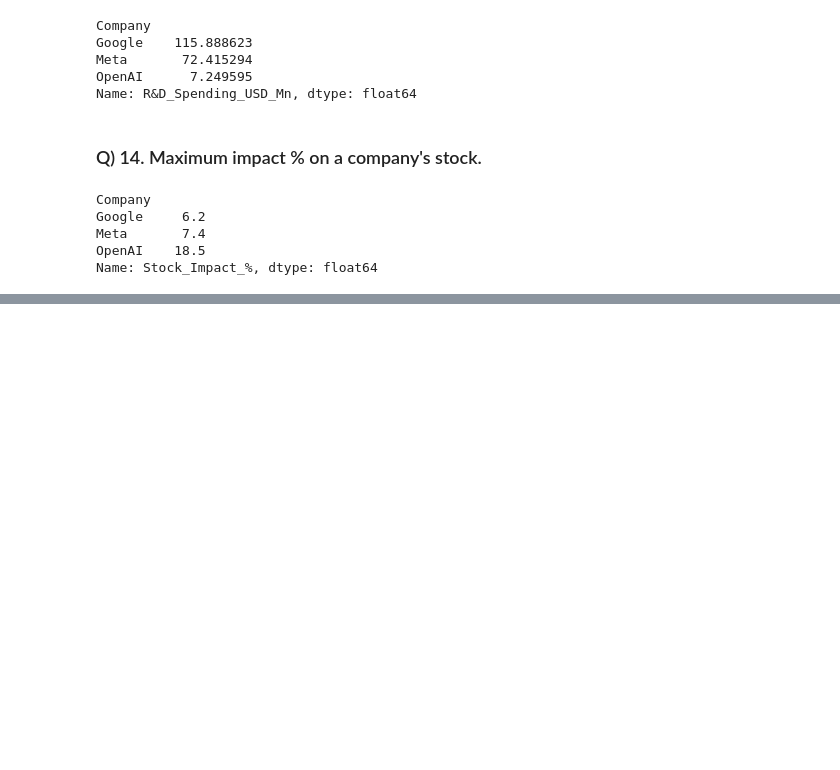
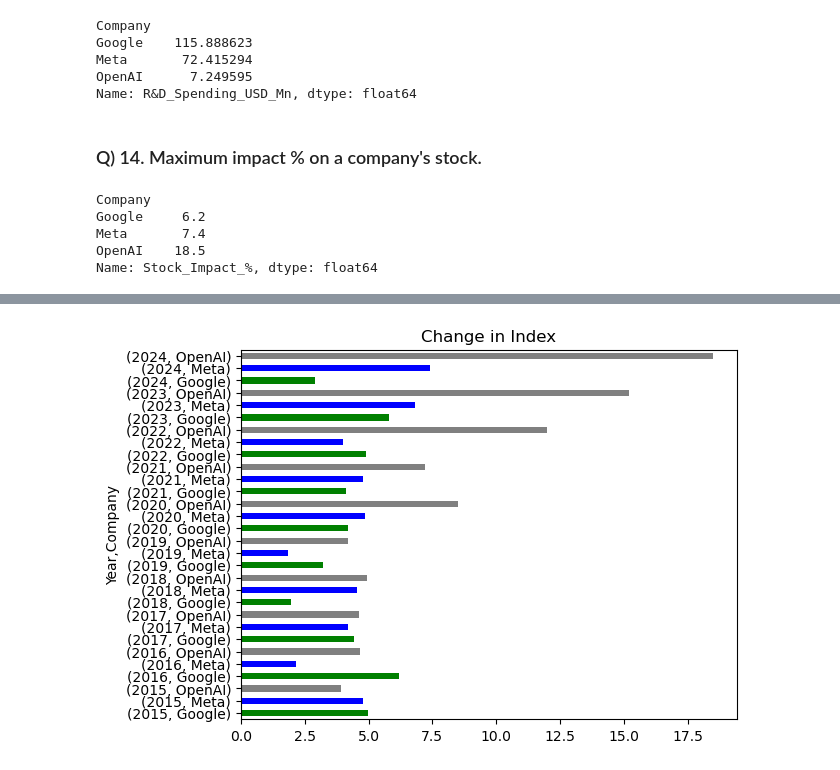
Before and after one commit to abdullahkhan-10/Python-Complete-Course, a Jupyter notebook: Python Projects/Intermediate Projects/3_financial_data.ipynb, the cells around one changed output, grey strips where cells are left out. Drawn from its saved outputs; the diff is of its cells as text; code cells hidden in the pictures; blank space fills up the shorter version.

Commit message:
Change in index wrt to year and company

```diff
--- a/Python Projects/Intermediate Projects/3_financial_data.ipynb
+++ b/Python Projects/Intermediate Projects/3_financial_data.ipynb
@@ -649,0 +652,7 @@ Name: Stock_Impact_%, dtype: float64
+# %%
+# We will group two column here.
+# We will check for the highest index.
+
+stock_impact = financial_data.groupby(["Year", "Company"])["Stock_Impact_%"].max()
+
+stock_impact
@@ -649,0 +677,9 @@ Name: Stock_Impact_%, dtype: float64
+# %%
+# Show in Graph
+
+stock_impact.plot(kind = "barh", color = ["green", "blue", "gray"])
+plt.title("Change in Index")
+
+plt.show()
+# %% [output]
+[figure, added]
```
Also changed, not shown: parts of 2 cells of this notebook.
